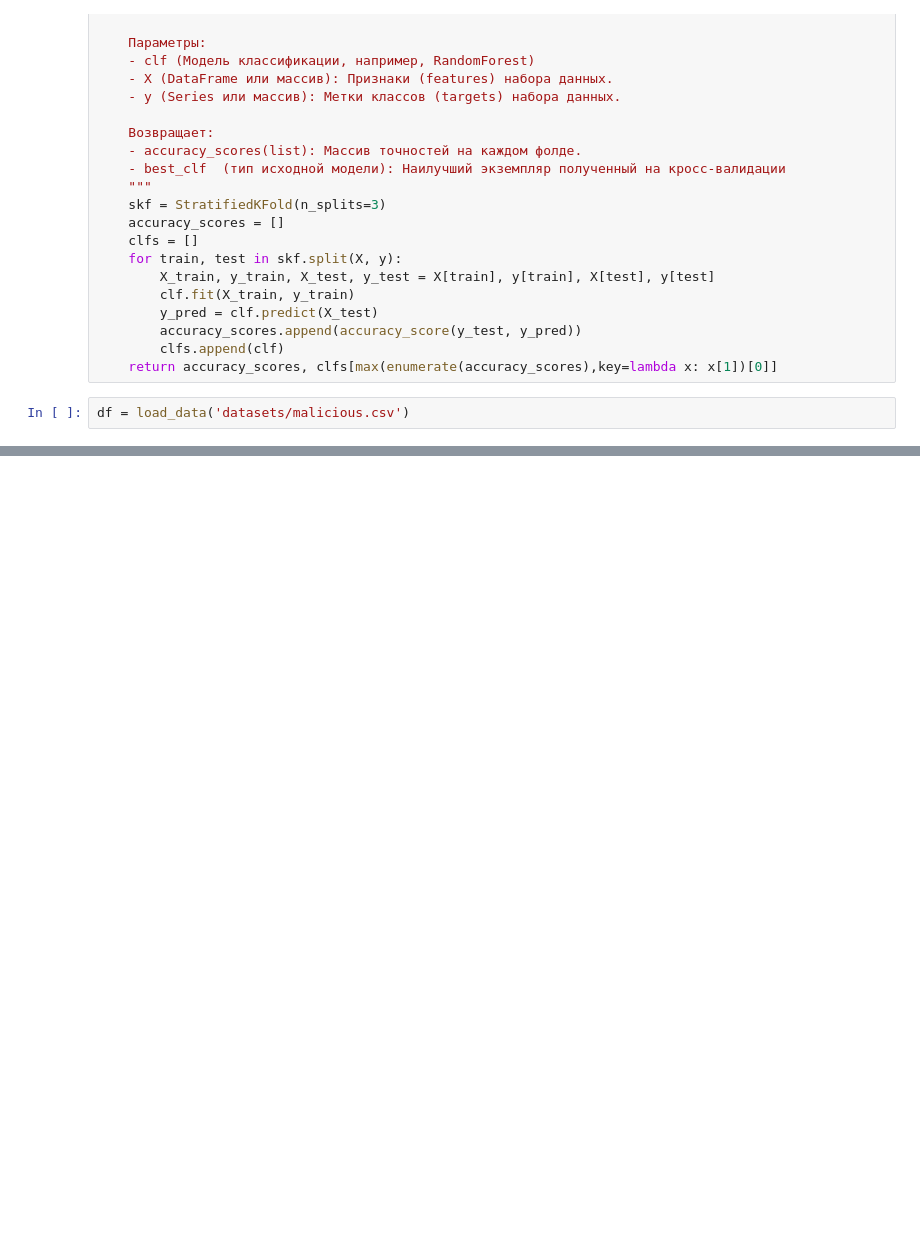
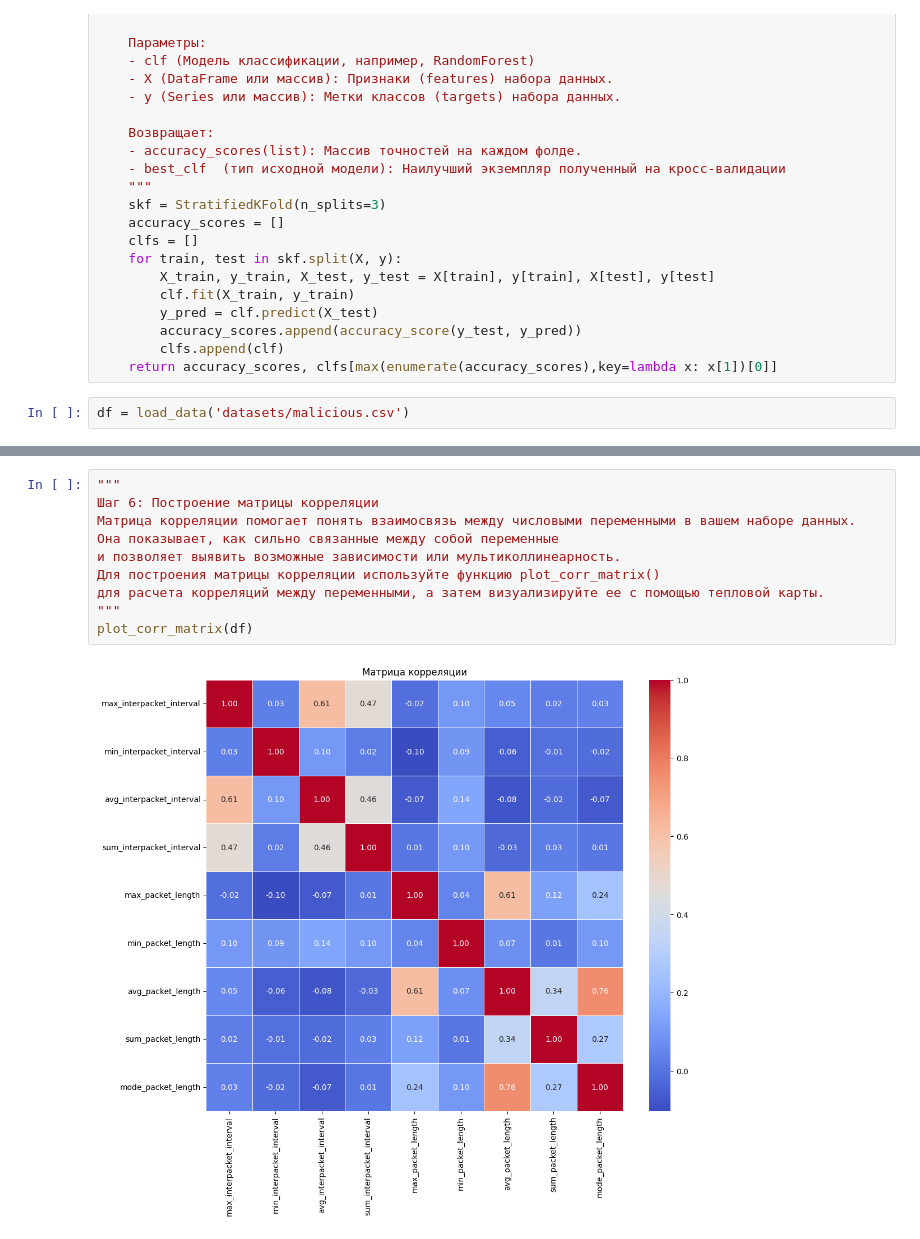
Before and after one commit to selvestro/mephi, a Jupyter notebook: TASK_1/_task1_me/task1.ipynb, the cells around one changed output, grey strips where cells are left out. Drawn from its saved outputs; the diff is of its cells as text; blank space fills up the shorter version.

```diff
--- a/TASK_1/_task1_me/task1.ipynb
+++ b/TASK_1/_task1_me/task1.ipynb
@@ -160,0 +276,12 @@ df = load_data('datasets/malicious.csv')
+# %%
+"""
+Шаг 6: Построение матрицы корреляции
+Матрица корреляции помогает понять взаимосвязь между числовыми переменными в вашем наборе данных.
+Она показывает, как сильно связанные между собой переменные
+и позволяет выявить возможные зависимости или мультиколлинеарность.
+Для построения матрицы корреляции используйте функцию plot_corr_matrix()
+для расчета корреляций между переменными, а затем визуализируйте ее с помощью тепловой карты.
+"""
+plot_corr_matrix(df)
+# %% [output]
+[figure, added]
```
Also changed, not shown: parts of 18 cells of this notebook.
